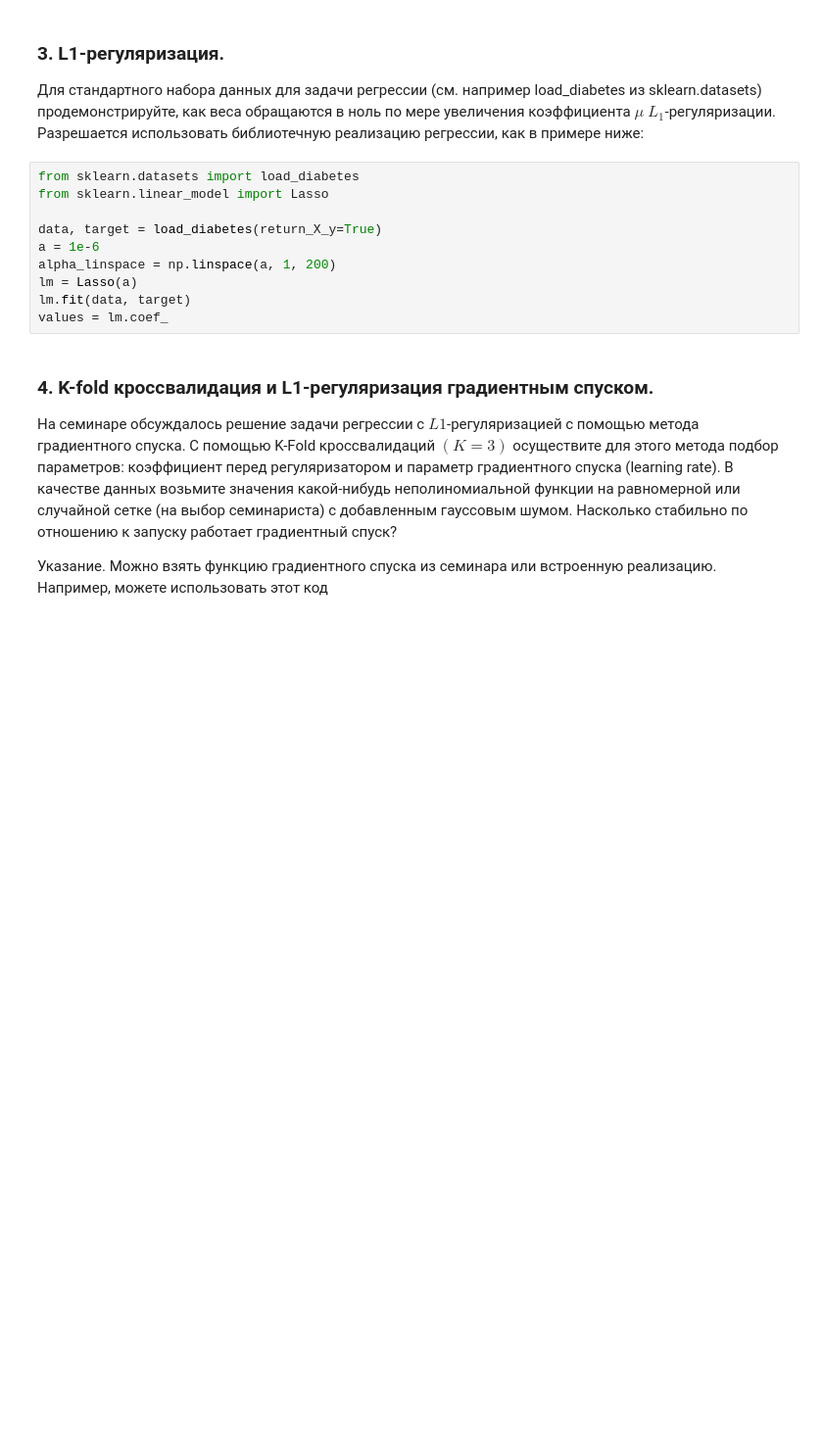
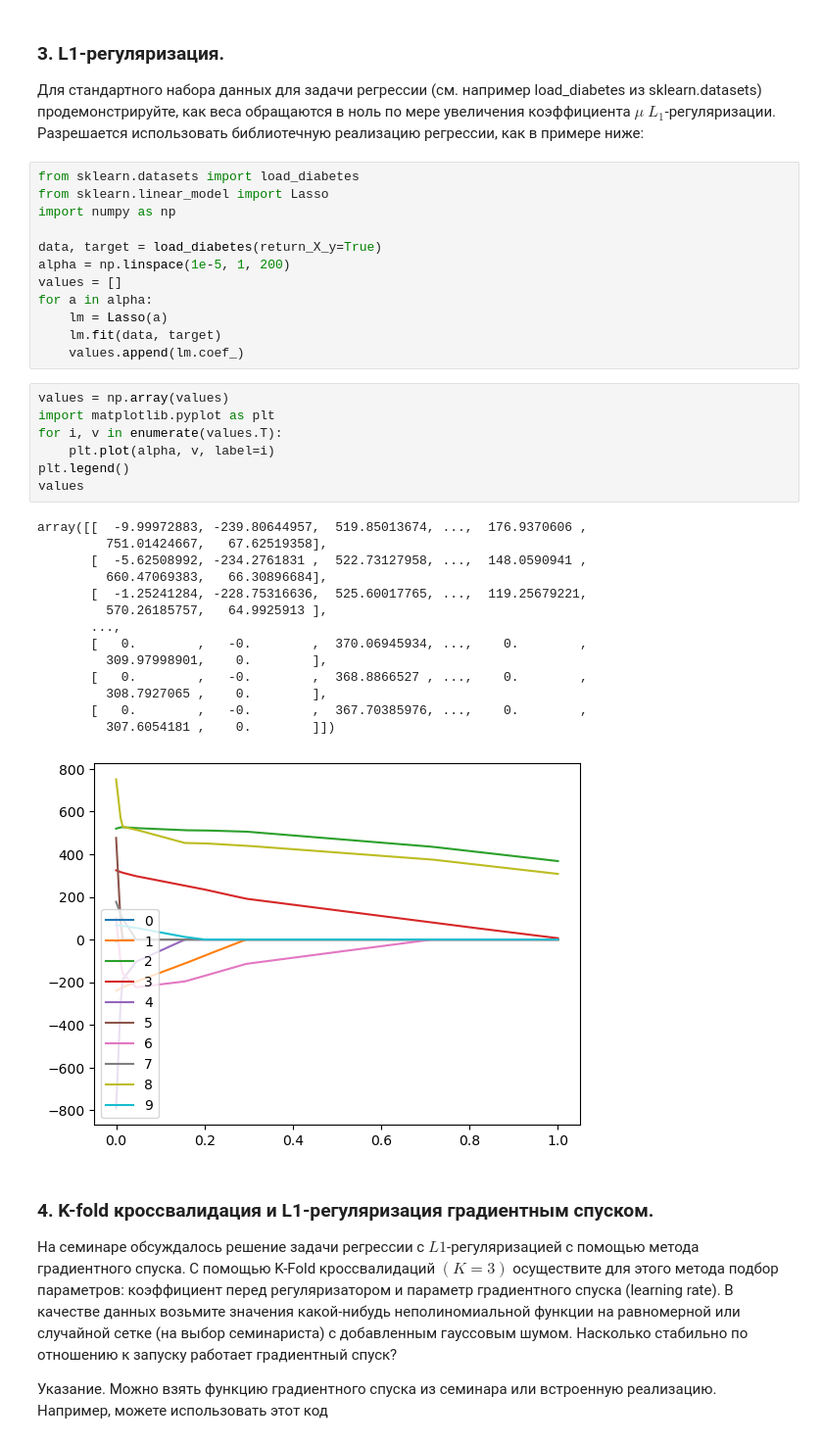
Before and after one commit to pinbraerts/vychmaty, a Jupyter notebook: week6.ipynb, the cells around one changed output. Shown at 98% size. Drawn from its saved outputs; the diff is of its cells as text; blank space fills up the shorter version.

```diff
--- a/week6.ipynb
+++ b/week6.ipynb
@@ -36,13 +64,37 @@ Hint: Мы изначально ничего не знаем об $A$ - надо
 # %%
 from sklearn.datasets import load_diabetes
 from sklearn.linear_model import Lasso
+import numpy as np
 
 data, target = load_diabetes(return_X_y=True)
-a = 1e-6
-alpha_linspace = np.linspace(a, 1, 200)
-lm = Lasso(a)
-lm.fit(data, target)
-values = lm.coef_
+alpha = np.linspace(1e-5, 1, 200)
+values = []
+for a in alpha:
+    lm = Lasso(a)
+    lm.fit(data, target)
+    values.append(lm.coef_)
+# %%
+values = np.array(values)
+import matplotlib.pyplot as plt
+for i, v in enumerate(values.T):
+    plt.plot(alpha, v, label=i)
+plt.legend()
+values
+# %% [output]
+array([[  -9.99972883, -239.80644957,  519.85013674, ...,  176.9370606 ,
+         751.01424667,   67.62519358],
+       [  -5.62508992, -234.2761831 ,  522.73127958, ...,  148.0590941 ,
+         660.47069383,   66.30896684],
+       [  -1.25241284, -228.75316636,  525.60017765, ...,  119.25679221,
+         570.26185757,   64.9925913 ],
+       ...,
+       [   0.        ,   -0.        ,  370.06945934, ...,    0.        ,
+         309.97998901,    0.        ],
+       [   0.        ,   -0.        ,  368.8866527 , ...,    0.        ,
+         308.7927065 ,    0.        ],
+       [   0.        ,   -0.        ,  367.70385976, ...,    0.        ,
+         307.6054181 ,    0.        ]])
+[figure, added]
 # %% [markdown]
 ### 4. K-fold кроссвалидация и L1-регуляризация градиентным спуском.
 
```
Also changed, not shown: parts of 14 cells of this notebook.
